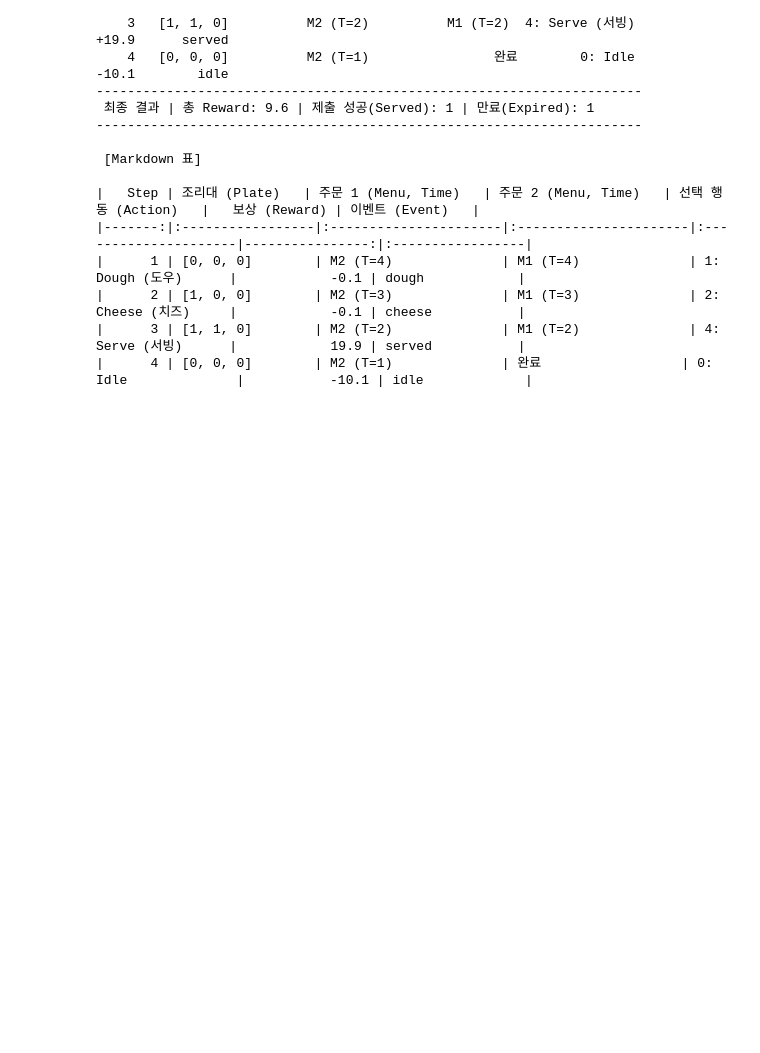
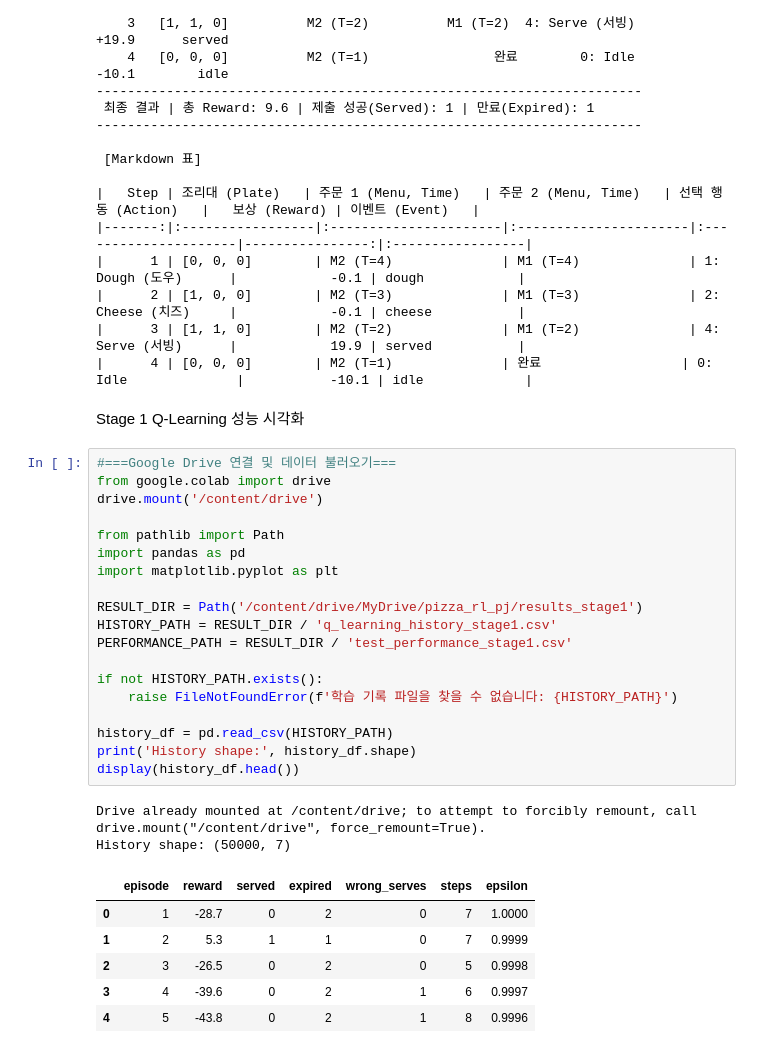
Before and after one commit to hadongnok/pizza-rl-project, a Jupyter notebook: q_learning.ipynb, the cells around one changed output. Cells and saved outputs as stored; diff of their text form; blank space fills up the shorter version.

```diff
--- a/q_learning.ipynb
+++ b/q_learning.ipynb
@@ -193,3 +372,33 @@ print(df_result.to_markdown(index=False))
 |      2 | [1, 0, 0]        | M2 (T=3)              | M1 (T=3)              | 2: Cheese (치즈)     |            -0.1 | cheese           |
 |      3 | [1, 1, 0]        | M2 (T=2)              | M1 (T=2)              | 4: Serve (서빙)      |            19.9 | served           |
 |      4 | [0, 0, 0]        | M2 (T=1)              | 완료                  | 0: Idle              |           -10.1 | idle             |
+# %% [markdown]
+Stage 1 Q-Learning 성능 시각화
+# %%
+#===Google Drive 연결 및 데이터 불러오기===
+from google.colab import drive
+drive.mount('/content/drive')
+
+from pathlib import Path
+import pandas as pd
+import matplotlib.pyplot as plt
+
+RESULT_DIR = Path('/content/drive/MyDrive/pizza_rl_pj/results_stage1')
+HISTORY_PATH = RESULT_DIR / 'q_learning_history_stage1.csv'
+PERFORMANCE_PATH = RESULT_DIR / 'test_performance_stage1.csv'
+
+if not HISTORY_PATH.exists():
+    raise FileNotFoundError(f'학습 기록 파일을 찾을 수 없습니다: {HISTORY_PATH}')
+
+history_df = pd.read_csv(HISTORY_PATH)
+print('History shape:', history_df.shape)
+display(history_df.head())
+# %% [output]
+Drive already mounted at /content/drive; to attempt to forcibly remount, call drive.mount("/content/drive", force_remount=True).
+History shape: (50000, 7)
+|  | episode | reward | served | expired | wrong_serves | steps | epsilon |
+| 0 | 1 | -28.7 | 0 | 2 | 0 | 7 | 1.0000 |
+| 1 | 2 | 5.3 | 1 | 1 | 0 | 7 | 0.9999 |
+| 2 | 3 | -26.5 | 0 | 2 | 0 | 5 | 0.9998 |
+| 3 | 4 | -39.6 | 0 | 2 | 1 | 6 | 0.9997 |
+| 4 | 5 | -43.8 | 0 | 2 | 1 | 8 | 0.9996 |
```
Also changed, not shown: parts of 8 cells of this notebook.
